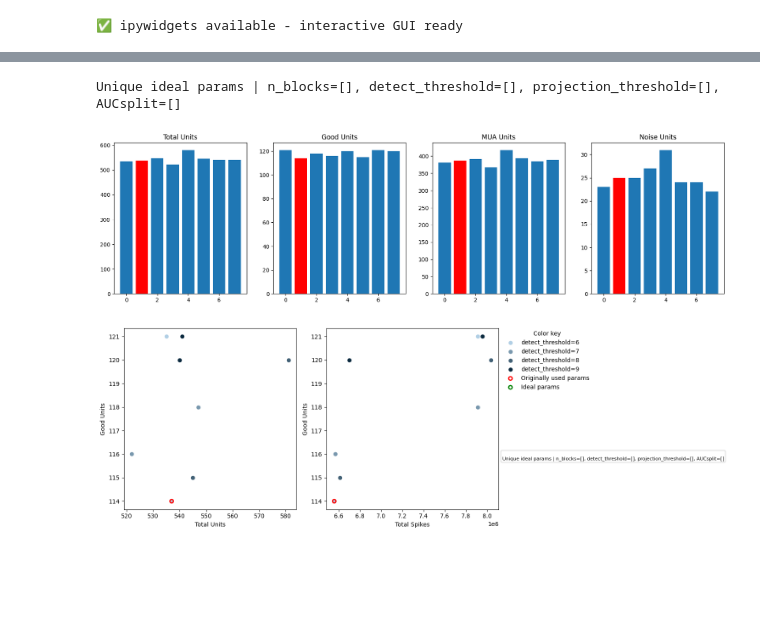
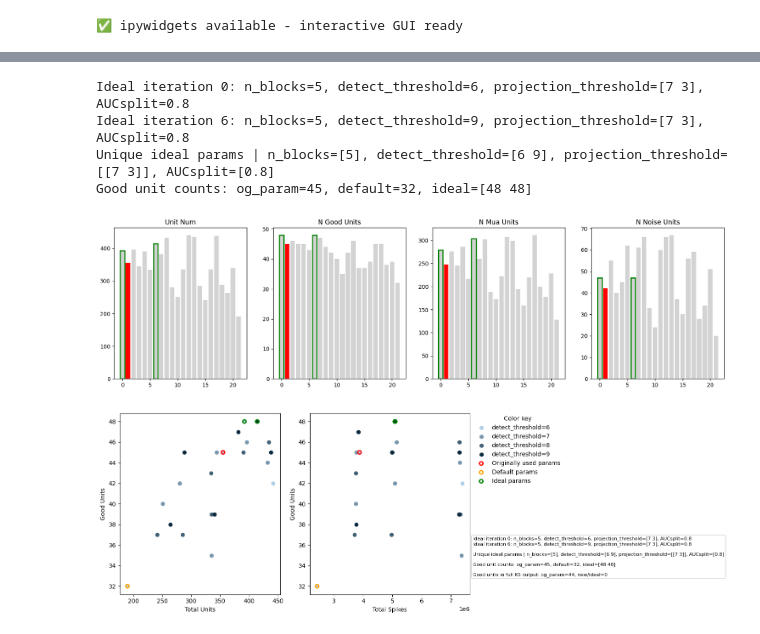
Before and after one commit to BrancoLab/JAL2_subgoal_pipeline, a Jupyter notebook: JR_test_scripts/KS_sweep_bc_metrics.ipynb, the cells around one changed output, grey strips where cells are left out. Cells and saved outputs as stored; diff of their text form; code cells hidden in the pictures; blank space fills up the shorter version.

Commit message:
view bombcell results of KS param sweep

```diff
--- a/JR_test_scripts/KS_sweep_bc_metrics.ipynb
+++ b/JR_test_scripts/KS_sweep_bc_metrics.ipynb
@@ -61,3 +61,8 @@ metrics = {"nPeaks": 1,
 base_path = Path(r"Z:/Jasmine_Laurence/Experimental_Data/")
 # %% [output]
 ✅ ipywidgets available - interactive GUI ready
+# %%
+mouse = "JAL006" #["JAL003","JAL006", "JAL007"]:
+mouse_folder = os.path.join(base_path, mouse)
+for i, session in enumerate(os.listdir(mouse_folder)):
+    print(f"Processing session: {session}")
@@ -163,33 +275,31 @@ def n_shades(base_color, n=3, light_mix=0.65, dark_mix=0.35):
 # %%
 """Plot the results"""
 param_to_view = "detect_threshold"  # can be projection_threshold, AUCsplit, nblocks
-use_color = np.array(ks_params[param_to_view])
-shades = n_shades("#1f77b4", n=len(np.unique(use_color)))
+use_color = np.array(ks_params[param_to_view]) # projection_threshold, AUCsplit, nblocks
+shades = n_shades("#1f77b4", n=len(np.unique(use_color, axis=0)))
 used_it = np.where(ks_params["used_it"])[0][0]
 if len(np.where(ks_params["default"])[0]) == 0:
     default = None
 else:
     default = np.where(ks_params["default"])[0][0]
-ideal = (np.array(results["n_good_units"]) > 150) & (np.array(results['unit_num']) < 700)
+# ideal = np.where((np.array(results["n_good_units"]) > (np.amax(np.array(results["n_good_units"]))-2)) & (np.array(results['unit_num']) < 700))[0]
+# ideal = [np.argmax(np.array(results["n_good_units"]))]
+ideal = np.where(np.array(results["n_good_units"]) == np.amax(np.array(results["n_good_units"])[np.array(results['unit_num']) < 700]))[0]
 
 fig, axs = plt.subplots(1, 4, figsize=(20, 5))
-axs[0].bar(range(len(results['unit_num'])), results['unit_num'])
-axs[0].bar(used_it, results['unit_num'][used_it], color='red')  # Highlight the used iteration
-axs[0].set_title('Total Units')
-axs[1].bar(range(len(results['n_good_units'])), results['n_good_units'])
-axs[1].bar(used_it, results['n_good_units'][used_it], color='red')  # Highlight the used iteration
-axs[1].set_title('Good Units')
-axs[2].bar(range(len(results['n_mua_units'])), results['n_mua_units'])
-axs[2].bar(used_it, results['n_mua_units'][used_it], color='red')  # Highlight the used iteration
-axs[2].set_title('MUA Units')
-axs[3].bar(range(len(results['n_noise_units'])), results['n_noise_units'])
-axs[3].bar(used_it, results['n_noise_units'][used_it], color='red')  # Highlight the used iteration
-axs[3].set_title('Noise Units')
+for n, d in enumerate(["unit_num", "n_good_units", "n_mua_units", "n_noise_units"]):
+    axs[n].bar(range(len(results[d])), results[d], color='lightgray')
+    axs[n].bar(used_it, results[d][used_it], color='red')  # Highlight the used iteration
+    axs[n].bar(np.array(ideal), np.array(results[d])[ideal], edgecolor='green', facecolor='none', linewidth=2)  # Highlight the ideal iterations
+    axs[n].set_title(d.replace("_", " ").title())
 
 fig, axs = plt.subplots(1, 2, figsize=(15, 5))
 # good vs total units
-for i, val in enumerate(np.unique(use_color)):
-    mask = use_color == val
+for i, val in enumerate(np.unique(use_color, axis=0)):
+    if isinstance(val, np.ndarray):
+        mask = (use_color == val).all(axis=1)
+    else:
+        mask = use_color == val
     axs[0].scatter(np.array(results['unit_num'])[mask], np.array(results['n_good_units'])[mask], color = shades[i])
 axs[0].scatter(results["unit_num"][used_it], results["n_good_units"][used_it], edgecolor='red', facecolor = "None", linewidth = 2, label='Originally used params')  # Highlight the used iteration
 if default is not None:
@@ -198,8 +308,11 @@ axs[0].scatter(np.array(results['unit_num'])[ideal], np.array(results['n_good_un
 axs[0].set_xlabel('Total Units')
 axs[0].set_ylabel('Good Units')
 # good units vs total spikes
-for i, val in enumerate(np.unique(use_color)):
-    mask = use_color == val
+for i, val in enumerate(np.unique(use_color, axis=0)):
+    if isinstance(val, np.ndarray):
+        mask = (use_color == val).all(axis=1)
+    else:
+        mask = use_color == val
     axs[1].scatter(np.array(results['n_spikes'])[mask], np.array(results['n_good_units'])[mask], color = shades[i],
         label=f"{param_to_view}={val}")
 axs[1].scatter(results["n_spikes"][used_it], results["n_good_units"][used_it], edgecolor='red', facecolor = "None", linewidth = 2, label='Originally used params')  # Highlight the used iteration
@@ -225,41 +338,52 @@ fig.subplots_adjust(right=0.68)
 
 # Build the same lines you currently print, and also draw them on-figure
 summary_lines = []
-for i in np.where(ideal)[0]:
+for i in ideal:
     line = (
         f"Ideal iteration {i}: n_blocks={ks_params['nblocks'][i]}, "
         f"detect_threshold={ks_params['detect_threshold'][i]}, "
-        f"projection_threshold={ks_params['projection_threshold'][i]}, "
+        f"projection_threshold={np.array(ks_params['projection_threshold'])[i,:]}, "
         f"AUCsplit={ks_params['AUCsplit'][i]}"
     )
     print(line)
     summary_lines.append(line)
 
 aggregate_line = (
     f"Unique ideal params | n_blocks={np.unique(np.array(ks_params['nblocks'])[ideal])}, "
     f"detect_threshold={np.unique(np.array(ks_params['detect_threshold'])[ideal])}, "
-    f"projection_threshold={np.unique(np.array(ks_params['projection_threshold'])[ideal])}, "
+    f"projection_threshold={np.unique(np.array(ks_params['projection_threshold'])[ideal, :], axis=0)}, "
     f"AUCsplit={np.unique(np.array(ks_params['AUCsplit'])[ideal])}"
 )
 print(aggregate_line)
 summary_lines.append("")
 summary_lines.append(aggregate_line)
+
+good_n_counts_line = f"Good unit counts: og_param={results['n_good_units'][used_it]}, default={results['n_good_units'][default] if default is not None else 'N/A'}, ideal={np.array(results['n_good_units'])[ideal]}"
+print(good_n_counts_line)
+good_n_counts_fullKS_line = f"Good units in full KS output: og_param={og_good_n}, new/ideal={new_good_n}"
+summary_lines.append("")
+summary_lines.append(good_n_counts_line)
+summary_lines.append("")
+summary_lines.append(good_n_counts_fullKS_line)
 
 axs[1].text(
     1.02, 0.32,
     "\n".join(summary_lines),
     transform=axs[1].transAxes,
     ha="left",
     va="top",
     fontsize=8,
     bbox=dict(boxstyle="round,pad=0.3", facecolor="white", alpha=0.9, edgecolor="0.8"),
     clip_on=False
 )
 plt.tight_layout()
-# fig.savefig(os.path.join(imec_folder, "KS_sweep", "ks_sweep_bc_unit_types.png"), dpi=300)
+fig.savefig(os.path.join(imec_folder, "KS_sweep", f"ks_sweep_bc_unit_types_{param_to_view}.png"), dpi=300)
 # %% [output]
-Unique ideal params | n_blocks=[], detect_threshold=[], projection_threshold=[], AUCsplit=[]
+Ideal iteration 0: n_blocks=5, detect_threshold=6, projection_threshold=[7 3], AUCsplit=0.8
+Ideal iteration 6: n_blocks=5, detect_threshold=9, projection_threshold=[7 3], AUCsplit=0.8
+Unique ideal params | n_blocks=[5], detect_threshold=[6 9], projection_threshold=[[7 3]], AUCsplit=[0.8]
+Good unit counts: og_param=45, default=32, ideal=[48 48]
-[figure, old version]
+[figure, new version]
-[figure, old version]
+[figure, new version]
 # %%
 """Compare metrics"""
```
Also changed, not shown: parts of 4 cells of this notebook.
